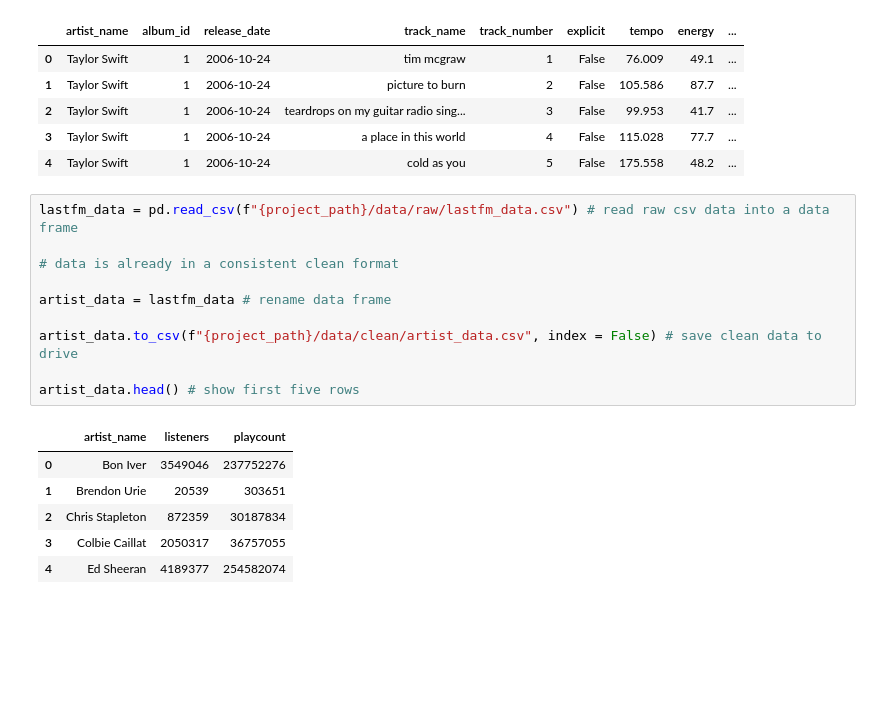
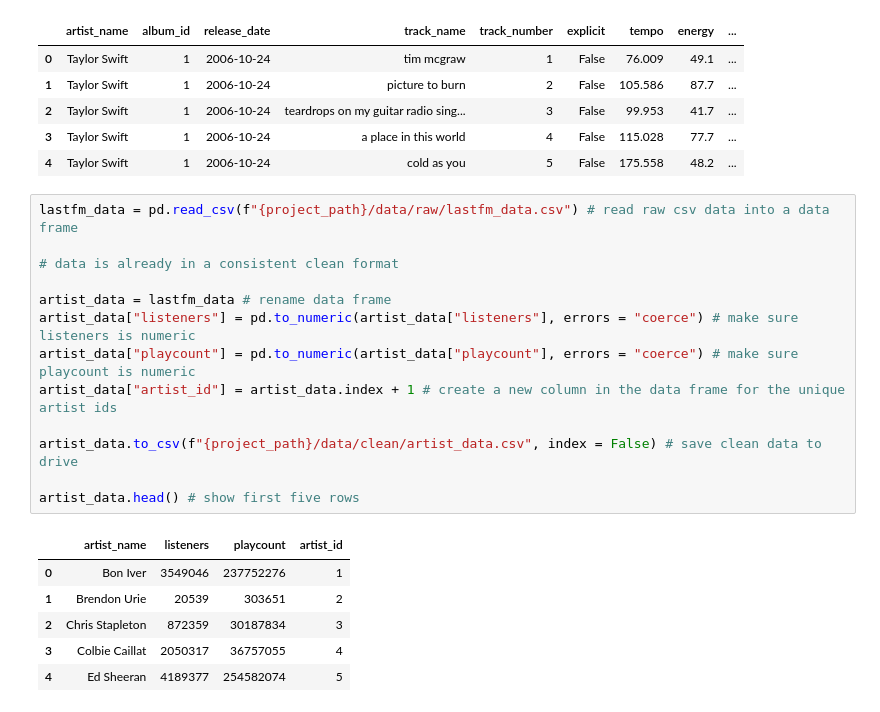
Before and after one commit to haskinse/bee2041_empirical_project, a Jupyter notebook: source_code/02_data_cleaning.ipynb, the cells around one changed output. Drawn from its saved outputs; the diff is of its cells as text; blank space fills up the shorter version.

Commit message:
Added the artist_id column to artist data and made sure numeric columns contained numeric data.

```diff
--- a/source_code/02_data_cleaning.ipynb
+++ b/source_code/02_data_cleaning.ipynb
@@ -206,17 +206,20 @@ track_data.head() # show first five rows
 # %%
 lastfm_data = pd.read_csv(f"{project_path}/data/raw/lastfm_data.csv") # read raw csv data into a data frame
 
 # data is already in a consistent clean format
 
 artist_data = lastfm_data # rename data frame
+artist_data["listeners"] = pd.to_numeric(artist_data["listeners"], errors = "coerce") # make sure listeners is numeric
+artist_data["playcount"] = pd.to_numeric(artist_data["playcount"], errors = "coerce") # make sure playcount is numeric
+artist_data["artist_id"] = artist_data.index + 1 # create a new column in the data frame for the unique artist ids
 
 artist_data.to_csv(f"{project_path}/data/clean/artist_data.csv", index = False) # save clean data to drive
 
 artist_data.head() # show first five rows
 # %% [output]
-|  | artist_name | listeners | playcount |
-| 0 | Bon Iver | 3549046 | 237752276 |
-| 1 | Brendon Urie | 20539 | 303651 |
-| 2 | Chris Stapleton | 872359 | 30187834 |
-| 3 | Colbie Caillat | 2050317 | 36757055 |
-| 4 | Ed Sheeran | 4189377 | 254582074 |
+|  | artist_name | listeners | playcount | artist_id |
+| 0 | Bon Iver | 3549046 | 237752276 | 1 |
+| 1 | Brendon Urie | 20539 | 303651 | 2 |
+| 2 | Chris Stapleton | 872359 | 30187834 | 3 |
+| 3 | Colbie Caillat | 2050317 | 36757055 | 4 |
+| 4 | Ed Sheeran | 4189377 | 254582074 | 5 |
```
